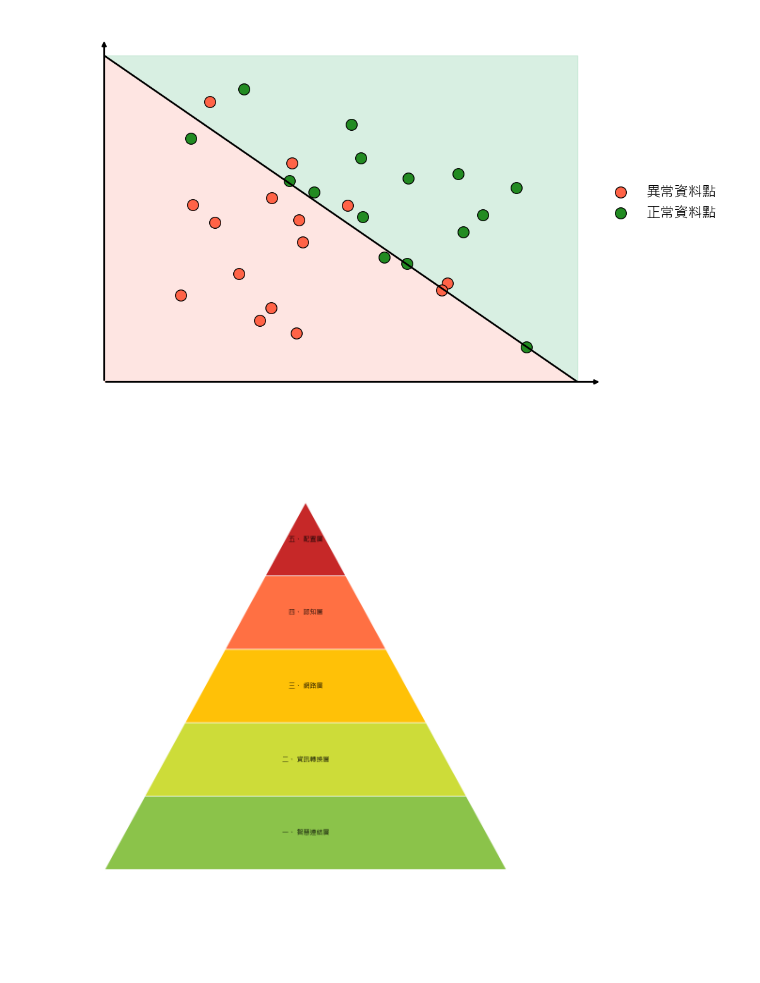
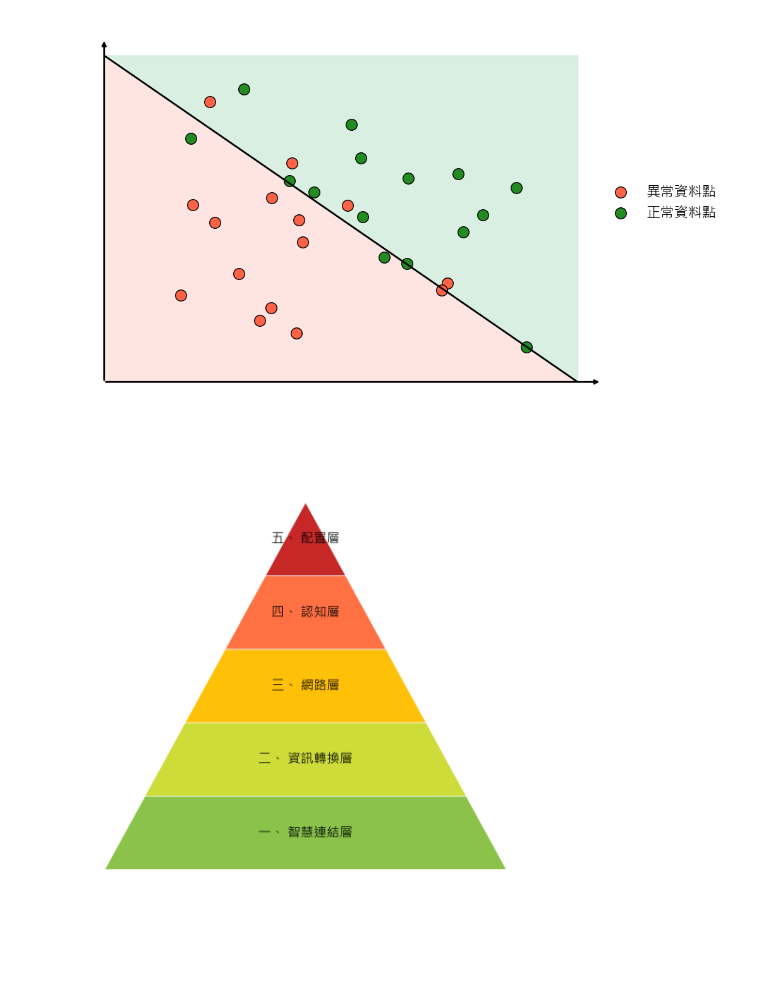
Before and after one commit to jed-ho/CVAE, a Jupyter notebook: plot.ipynb, the cells around one changed output. Saved outputs shown, nothing was run; the diff lists cells and outputs as text; code cells hidden in the pictures.

```diff
--- a/plot.ipynb
+++ b/plot.ipynb
@@ -138,32 +138,32 @@ fig, ax = plt.subplots(figsize=(9, 12))
 for i in range(n_levels):
     y0, y1 = y_levels[i], y_levels[i + 1]
 
     x_left0,  x_right0  = -side_x(y0),  side_x(y0)
     x_left1,  x_right1  = -side_x(y1),  side_x(y1)
 
     # top slice is a triangle, others are trapezoids
     if i == n_levels - 1:
         verts = [(x_left0, y0), (x_right0, y0), (0, y1)]
     else:
         verts = [(x_left0, y0), (x_right0, y0), (x_right1, y1), (x_left1, y1)]
 
     ax.add_patch(Polygon(verts, closed=True,
                          facecolor=colours[i], edgecolor="white"))
 
     # put label in the centre of the slice
     cy = (y0 + y1) / 2
-    ax.text(0, cy, labels[i], ha="center", va="center", fontsize=10, wrap=True)
+    ax.text(0, cy, labels[i], ha="center", va="center", fontsize=20, wrap=True)
 
 # ───────────────────────────────────────────────────────────
 # 5.  axis limits & layout
 # ───────────────────────────────────────────────────────────
 margin = 0.5
 ax.set_xlim(-half_base - margin, half_base + margin)
 ax.set_ylim(-0.5, height + 0.5)
 ax.axis("off")
 
 plt.tight_layout(pad=1.0)   # add a little padding so nothing is clipped
 fig.savefig("CPS_5C_pyramid.png", dpi=600, bbox_inches="tight")
 plt.show()
 # %% [output]
-[figure, old version]
+[figure, new version]
```
Also changed, not shown: 1 other file.
